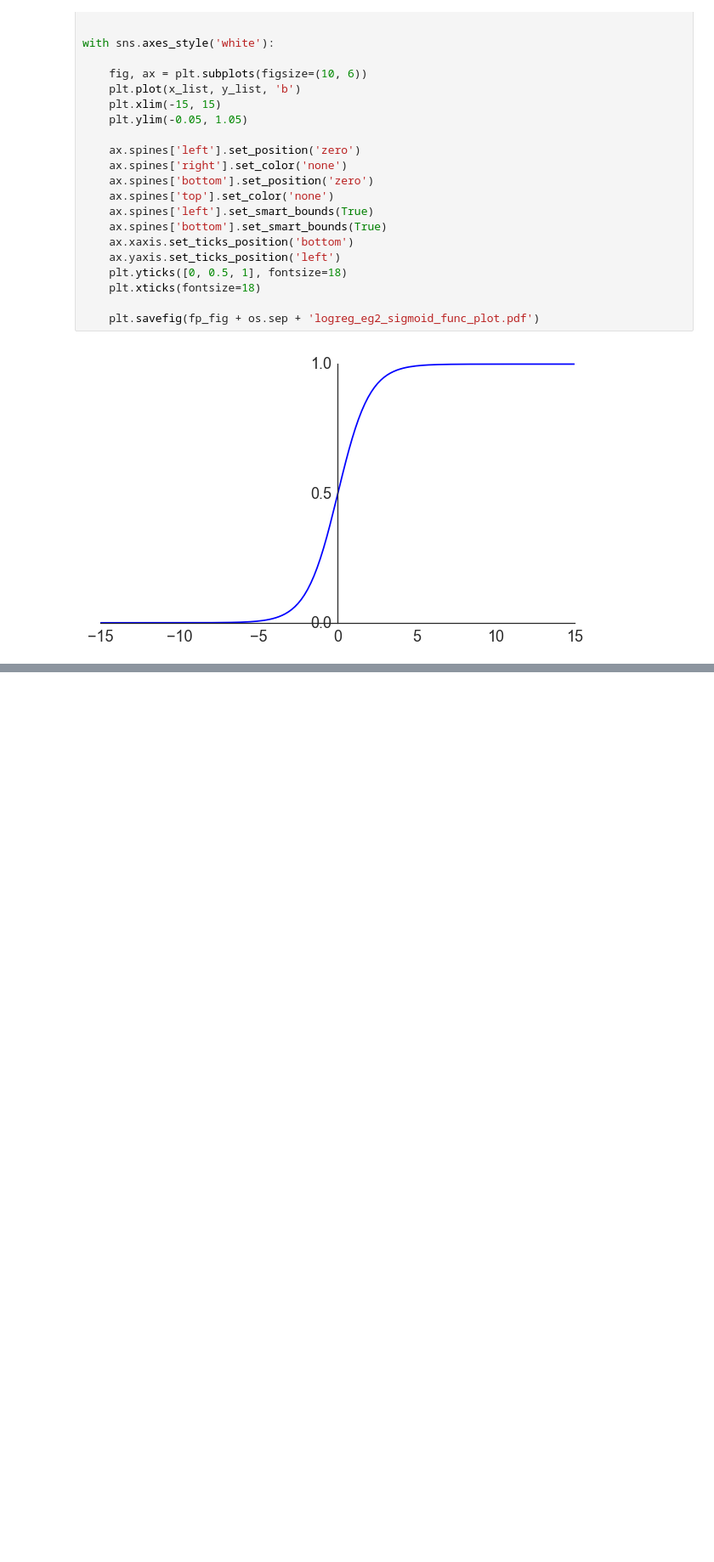
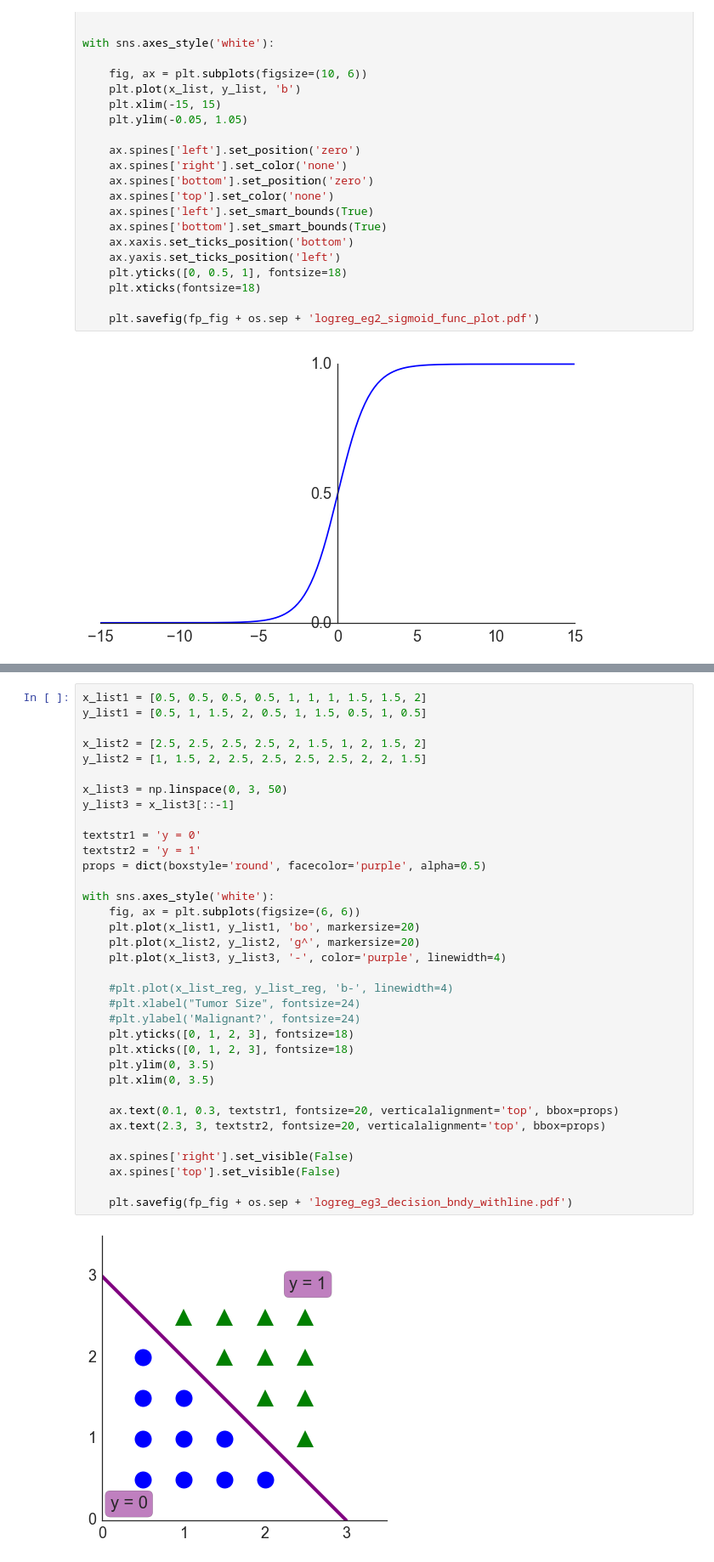
Before and after one commit to Sz593/coursera_ml_notes, a Jupyter notebook: Jupyter Notebooks/LaTeX Notes Sandboxes/Coursera ML Notes Tex 2 - Logistic Regression.ipynb, the cells around one changed output, grey strips where cells are left out. Shown at 85% size. Saved outputs shown, nothing was run; the diff lists cells and outputs as text; blank space fills up the shorter version.

```diff
--- a/Jupyter Notebooks/LaTeX Notes Sandboxes/Coursera ML Notes Tex 2 - Logistic Regression.ipynb
+++ b/Jupyter Notebooks/LaTeX Notes Sandboxes/Coursera ML Notes Tex 2 - Logistic Regression.ipynb
@@ -170,0 +199,37 @@ with sns.axes_style('white'):
+# %%
+x_list1 = [0.5, 0.5, 0.5, 0.5, 1, 1, 1, 1.5, 1.5, 2]
+y_list1 = [0.5, 1, 1.5, 2, 0.5, 1, 1.5, 0.5, 1, 0.5]
+
+x_list2 = [2.5, 2.5, 2.5, 2.5, 2, 1.5, 1, 2, 1.5, 2]
+y_list2 = [1, 1.5, 2, 2.5, 2.5, 2.5, 2.5, 2, 2, 1.5]
+
+x_list3 = np.linspace(0, 3, 50)
+y_list3 = x_list3[::-1]
+
+textstr1 = 'y = 0'
+textstr2 = 'y = 1'
+props = dict(boxstyle='round', facecolor='purple', alpha=0.5)
+
+with sns.axes_style('white'):
+    fig, ax = plt.subplots(figsize=(6, 6))
+    plt.plot(x_list1, y_list1, 'bo', markersize=20)
+    plt.plot(x_list2, y_list2, 'g^', markersize=20)
+    plt.plot(x_list3, y_list3, '-', color='purple', linewidth=4)
+
+    #plt.plot(x_list_reg, y_list_reg, 'b-', linewidth=4)
+    #plt.xlabel("Tumor Size", fontsize=24)
+    #plt.ylabel('Malignant?', fontsize=24)
+    plt.yticks([0, 1, 2, 3], fontsize=18)
+    plt.xticks([0, 1, 2, 3], fontsize=18)
+    plt.ylim(0, 3.5)
+    plt.xlim(0, 3.5)
+
+    ax.text(0.1, 0.3, textstr1, fontsize=20, verticalalignment='top', bbox=props)
+    ax.text(2.3, 3, textstr2, fontsize=20, verticalalignment='top', bbox=props)
+
+    ax.spines['right'].set_visible(False)
+    ax.spines['top'].set_visible(False)
+
+    plt.savefig(fp_fig + os.sep + 'logreg_eg3_decision_bndy_withline.pdf')
+# %% [output]
+[figure, added]
```
Also changed, not shown: parts of 8 cells of this notebook, 16 other files.
